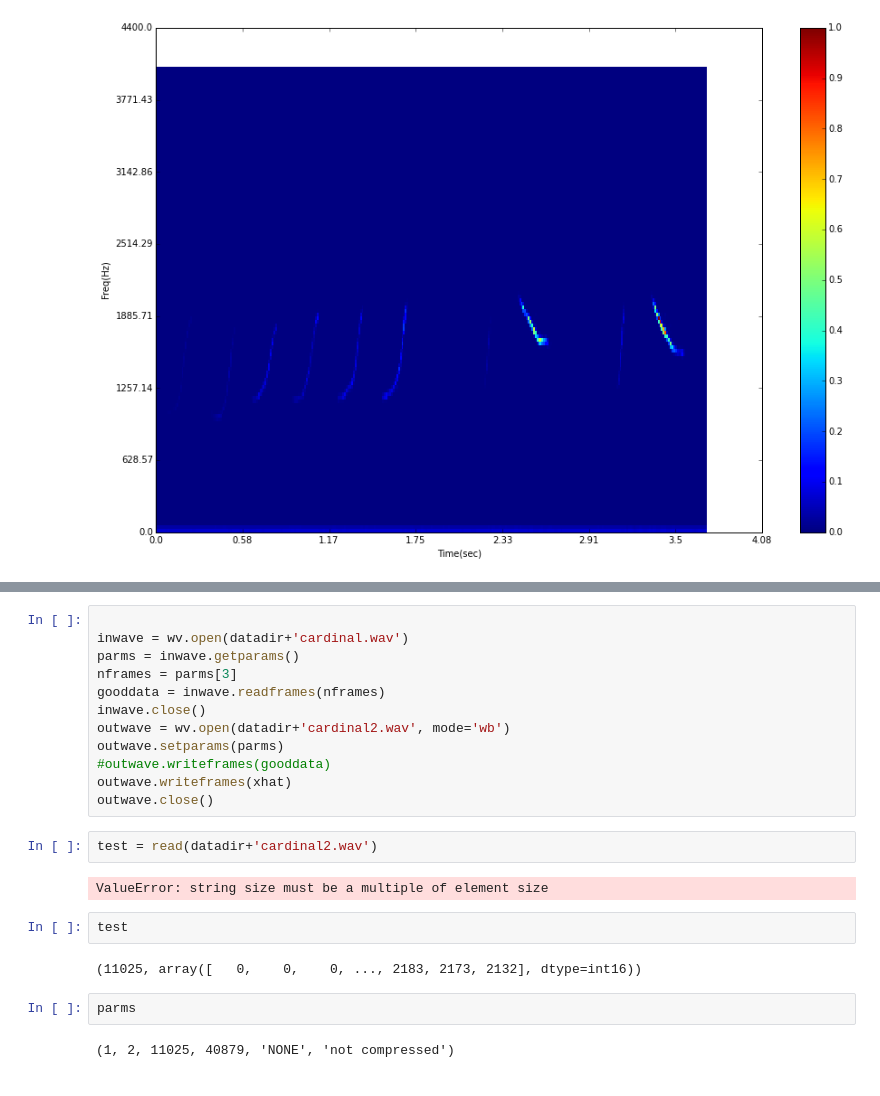
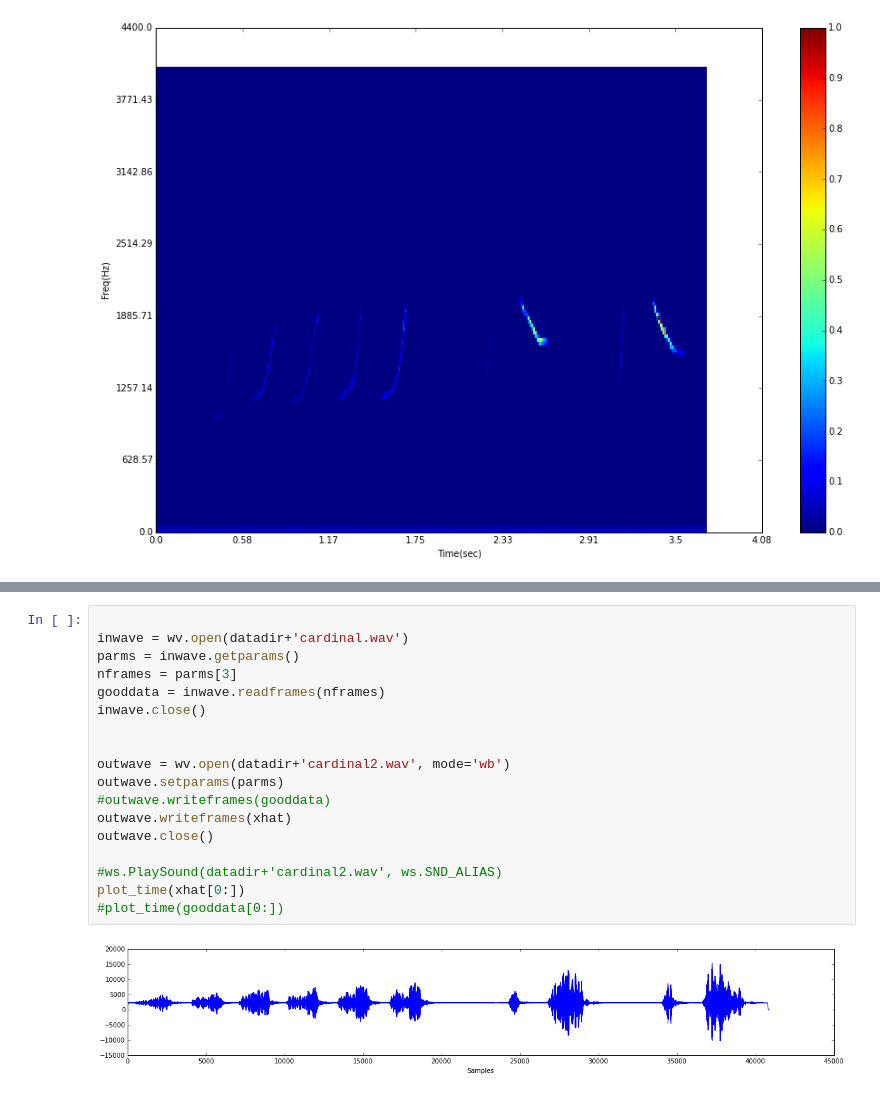
Before and after one commit to VicCastillo/nCASA, a Jupyter notebook: signal_freq_plot_Synth01.ipynb, the cells around one changed output, grey strips where cells are left out. Cells and saved outputs as stored; diff of their text form.

```diff
--- a/signal_freq_plot_Synth01.ipynb
+++ b/signal_freq_plot_Synth01.ipynb
@@ -156,24 +184,20 @@ pylab.xlabel('Time (seconds)')
 # %%
 
 inwave = wv.open(datadir+'cardinal.wav')
 parms = inwave.getparams()
 nframes = parms[3]
 gooddata = inwave.readframes(nframes)
 inwave.close()
+
+
 outwave = wv.open(datadir+'cardinal2.wav', mode='wb')
 outwave.setparams(parms)
 #outwave.writeframes(gooddata)
 outwave.writeframes(xhat)
 outwave.close()
+
+#ws.PlaySound(datadir+'cardinal2.wav', ws.SND_ALIAS)
+plot_time(xhat[0:])
+#plot_time(gooddata[0:])
+# %% [output]
+[figure, added]
-# %%
-test = read(datadir+'cardinal2.wav')
-# %% [output]
-ValueError: string size must be a multiple of element size
-# %%
-test
-# %% [output]
-(11025, array([   0,    0,    0, ..., 2183, 2173, 2132], dtype=int16))
-# %%
-parms
-# %% [output]
-(1, 2, 11025, 40879, 'NONE', 'not compressed')
```
Also changed, not shown: parts of 11 cells of this notebook, 3 other files.
